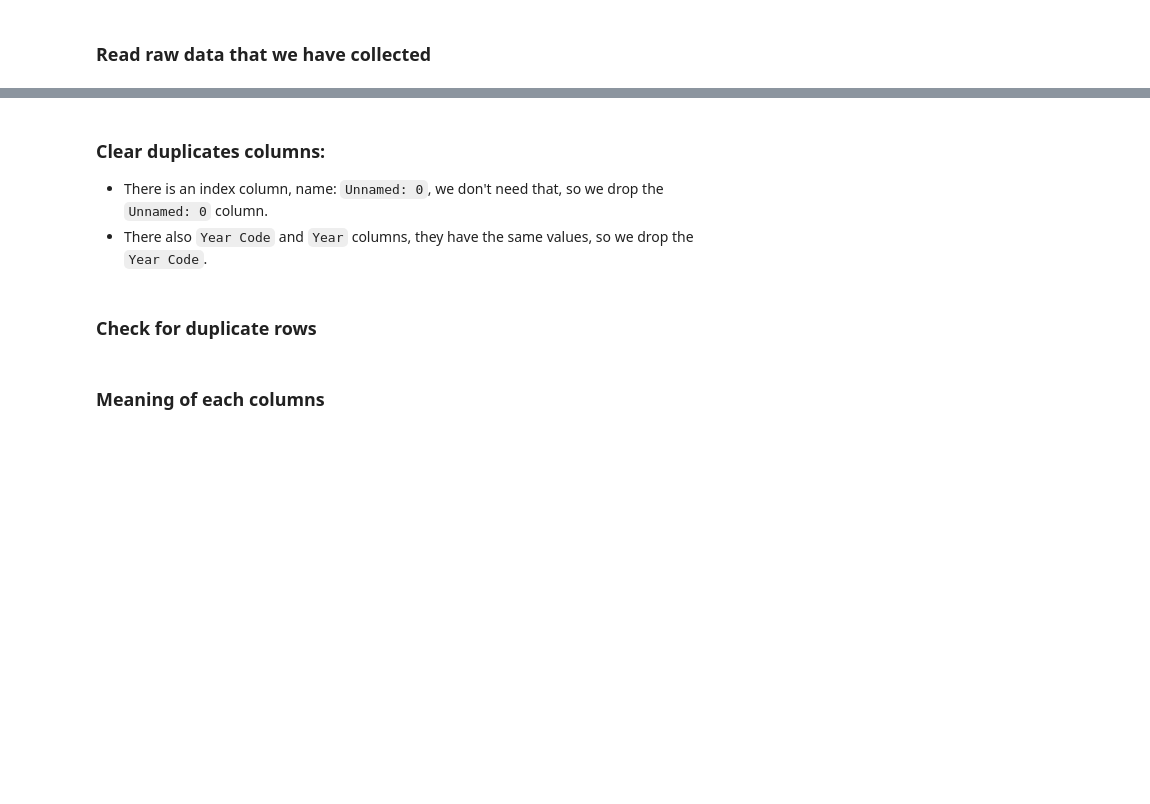
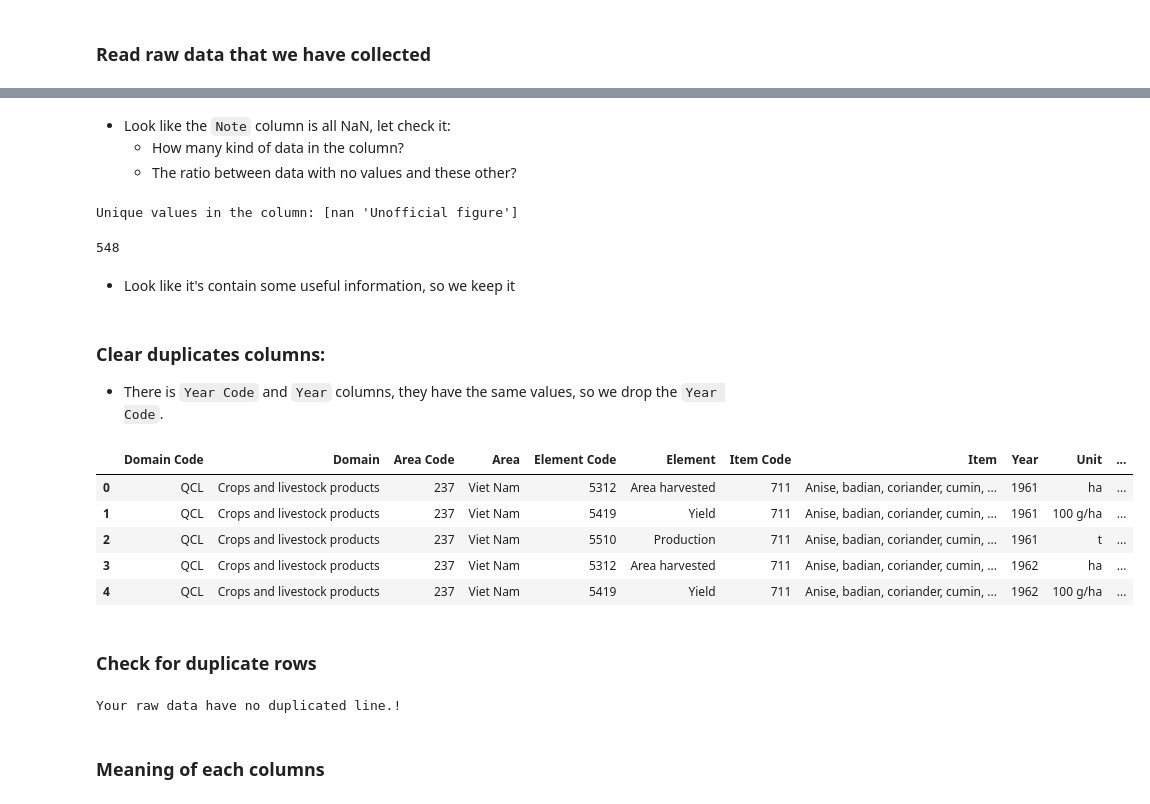
Before and after one commit to DunQua/-Intro2DS-Final-Seminar, a Jupyter notebook: source_code/02_preprocess_data.ipynb, the cells around one changed output, grey strips where cells are left out. Saved outputs shown, nothing was run; the diff lists cells and outputs as text; code cells hidden in the pictures; blank space fills up the shorter version.

```diff
--- a/source_code/02_preprocess_data.ipynb
+++ b/source_code/02_preprocess_data.ipynb
@@ -12,10 +19,31 @@ raw_df.head()
+# %% [markdown]
+-   Look like the `Note` column is all NaN, let check it:
+    -   How many kind of data in the column?
+    -   The ratio between data with no values and these other?
+# %%
+# check the variety of value
+print("Unique values in the column:",raw_df['Note'].unique())
+
+# check the ratio between loss and other data
+raw_df['Note'].count()
+# %% [output]
+Unique values in the column: [nan 'Unofficial figure']
+548
+# %% [markdown]
+-   Look like it's contain some useful information, so we keep it
 # %% [markdown]
 ### Clear duplicates columns:
--   There is an index column, name: `Unnamed: 0`, we don't need that, so we drop the `Unnamed: 0` column.
--   There also `Year Code` and `Year` columns, they have the same values, so we drop the `Year Code`.
+-   There is `Year Code` and `Year` columns, they have the same values, so we drop the `Year Code`.
 # %%
-raw_df = raw_df.drop(columns=['Unnamed: 0', 'Year Code'])
+raw_df = raw_df.drop(columns=['Year Code'])
 raw_df.head()
+# %% [output]
+|  | Domain Code | Domain | Area Code | Area | Element Code | Element | Item Code | Item | Year | Unit | ... |
+| 0 | QCL | Crops and livestock products | 237 | Viet Nam | 5312 | Area harvested | 711 | Anise, badian, coriander, cumin, ... | 1961 | ha | ... |
+| 1 | QCL | Crops and livestock products | 237 | Viet Nam | 5419 | Yield | 711 | Anise, badian, coriander, cumin, ... | 1961 | 100 g/ha | ... |
+| 2 | QCL | Crops and livestock products | 237 | Viet Nam | 5510 | Production | 711 | Anise, badian, coriander, cumin, ... | 1961 | t | ... |
+| 3 | QCL | Crops and livestock products | 237 | Viet Nam | 5312 | Area harvested | 711 | Anise, badian, coriander, cumin, ... | 1962 | ha | ... |
+| 4 | QCL | Crops and livestock products | 237 | Viet Nam | 5419 | Yield | 711 | Anise, badian, coriander, cumin, ... | 1962 | 100 g/ha | ... |
 # %% [markdown]
 ### Check for duplicate rows
 # %%
@@ -31,6 +59,8 @@ else:
     else:
         ext = "line"
     print(f"Your raw data have {num_duplicated_rows} duplicated " + ext + ". Please de-deduplicate your raw data.!")
+# %% [output]
+Your raw data have no duplicated line.!
 # %% [markdown]
 ### Meaning of each columns
 # %% [markdown]
```
Also changed, not shown: parts of 18 cells of this notebook, 4 other files.
